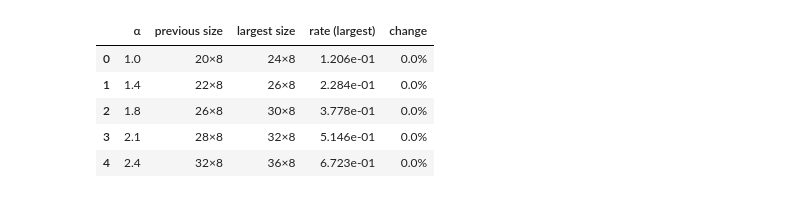
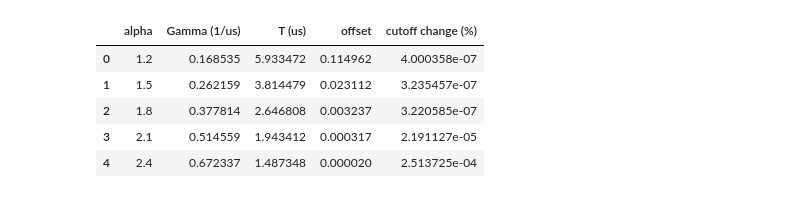
Before and after one commit to pkarakala/duquantum-cat-qubit, a Jupyter notebook: notebooks/07_task_2_2_phase_flips.ipynb, the cells around one changed output. Saved outputs shown, nothing was run; the diff lists cells and outputs as text; code cells hidden in the pictures.

```diff
--- a/notebooks/07_task_2_2_phase_flips.ipynb
+++ b/notebooks/07_task_2_2_phase_flips.ipynb
@@ -60,9 +25,19 @@ def two_largest(rows, key):
-# %%
-two_largest([d for d in load('gx_two_*.json') if nominal(d) and 'gamma_z_eig' in d], 'gamma_z_eig')
-# %% [output]
-|  | α | previous size | largest size | rate (largest) | change |
-| 0 | 1.0 | 20×8 | 24×8 | 1.206e-01 | 0.0% |
-| 1 | 1.4 | 22×8 | 26×8 | 2.284e-01 | 0.0% |
-| 2 | 1.8 | 26×8 | 30×8 | 3.778e-01 | 0.0% |
-| 3 | 2.1 | 28×8 | 32×8 | 5.146e-01 | 0.0% |
-| 4 | 2.4 | 32×8 | 36×8 | 6.723e-01 | 0.0% |
+# %%
+if RERUN:
+    from tasks.task_2_2 import main
+    main()
+result = json.loads((ROOT / "results/task_2_2.json").read_text())
+assert result["complete"]
+summary = pd.DataFrame([{
+    "alpha": row["alpha"], "Gamma (1/us)": row["fit"]["gamma_per_us"],
+    "T (us)": row["fit"]["tau_us"], "offset": row["fit"]["offset"],
+    "cutoff change (%)": 100*row["checks"]["cutoff_relative_change"],
+} for row in result["cases"]])
+display(summary)
+# %% [output]
+|  | alpha | Gamma (1/us) | T (us) | offset | cutoff change (%) |
+| 0 | 1.2 | 0.168535 | 5.933472 | 0.114962 | 4.000358e-07 |
+| 1 | 1.5 | 0.262159 | 3.814479 | 0.023112 | 3.235457e-07 |
+| 2 | 1.8 | 0.377814 | 2.646808 | 0.003237 | 3.220585e-07 |
+| 3 | 2.1 | 0.514559 | 1.943412 | 0.000317 | 2.191127e-05 |
+| 4 | 2.4 | 0.672337 | 1.487348 | 0.000020 | 2.513725e-04 |
```
Also changed, not shown: parts of 17 cells of this notebook, 34 other files.
